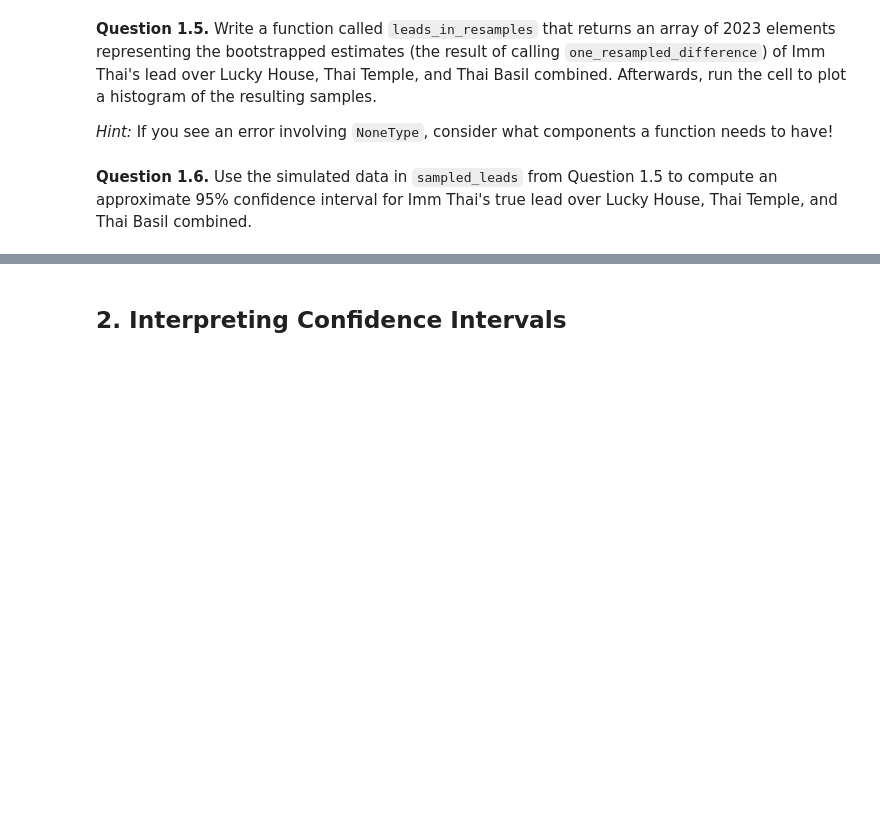
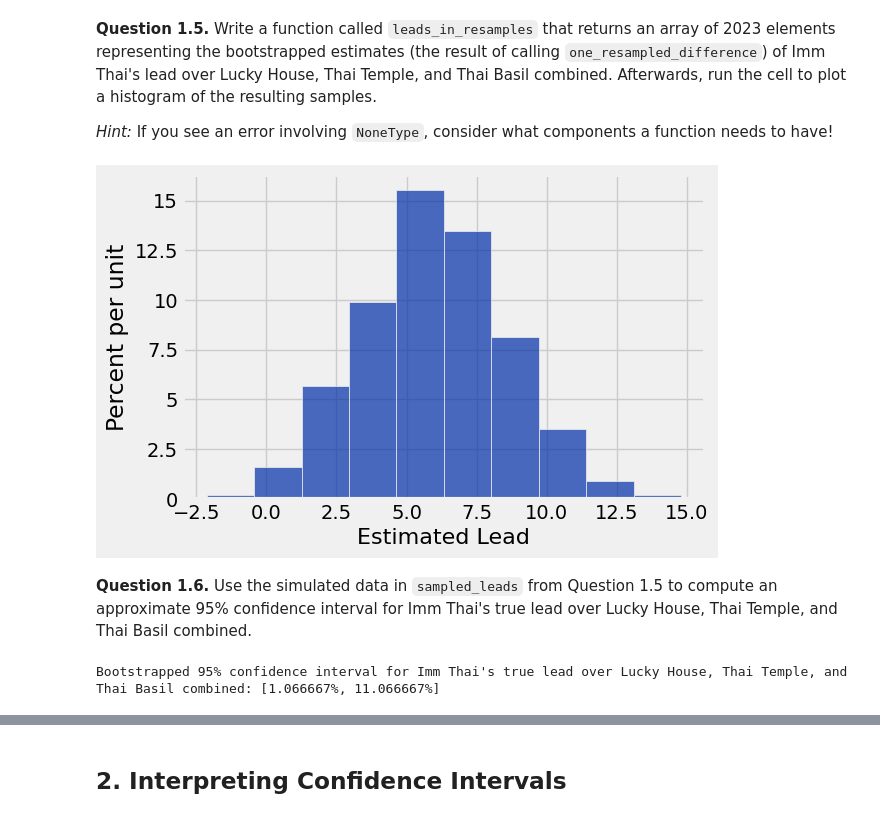
Before and after one commit to kwagoner1/DATA_FALL, a Jupyter notebook: hw08/hw08.ipynb, the cells around one changed output, grey strips where cells are left out. Saved outputs shown, nothing was run; the diff lists cells and outputs as text; code cells hidden in the pictures; blank space fills up the shorter version.

```diff
--- a/hw08/hw08.ipynb
+++ b/hw08/hw08.ipynb
@@ -137,6 +141,6 @@ Define the function `one_resampled_difference` that returns **exactly one value*
 *Note:* If the skeleton code provided within the function is not helpful for you, feel free to approach the question using your own variables.
 # %%
 def one_resampled_difference(tbl):
-    bootstrap = ...
-    imm_percentage = ...
-    ...
+    bootstrap = one_resampled_percentage(tbl)
+    imm_percentage = bootstrap - (100-bootstrap)
+    return imm_percentage
@@ -150,17 +160,26 @@ grader.check("q1_4")
 *Hint:* If you see an error involving `NoneType`, consider what components a function needs to have!
 # %%
 def leads_in_resamples():
-    ...
+    results = make_array()
+    for i in np.arange(2023):
+        one_sample = one_resampled_difference(votes)
+        results = np.append(results,one_sample)
+    return results
+
 
 sampled_leads = leads_in_resamples()
 Table().with_column('Estimated Lead', sampled_leads).hist("Estimated Lead")
+# %% [output]
+[figure, added]
 # %% [markdown]
 <!-- END QUESTION -->
 
 **Question 1.6.** Use the simulated data in `sampled_leads` from Question 1.5 to compute an approximate 95% confidence interval for Imm Thai's true lead over Lucky House, Thai Temple, and Thai Basil combined.
 # %%
-diff_lower_bound = ...
-diff_upper_bound = ...
+diff_lower_bound = percentile(2.5,sampled_leads)
+diff_upper_bound = percentile(97.5,sampled_leads)
 print("Bootstrapped 95% confidence interval for Imm Thai's true lead over Lucky House, Thai Temple, and Thai Basil combined: [{:f}%, {:f}%]".format(diff_lower_bound, diff_upper_bound))
+# %% [output]
+Bootstrapped 95% confidence interval for Imm Thai's true lead over Lucky House, Thai Temple, and Thai Basil combined: [1.066667%, 11.066667%]
 # %%
 grader.check("q1_6")
```
Also changed, not shown: parts of 9 cells of this notebook, 3 other files.
